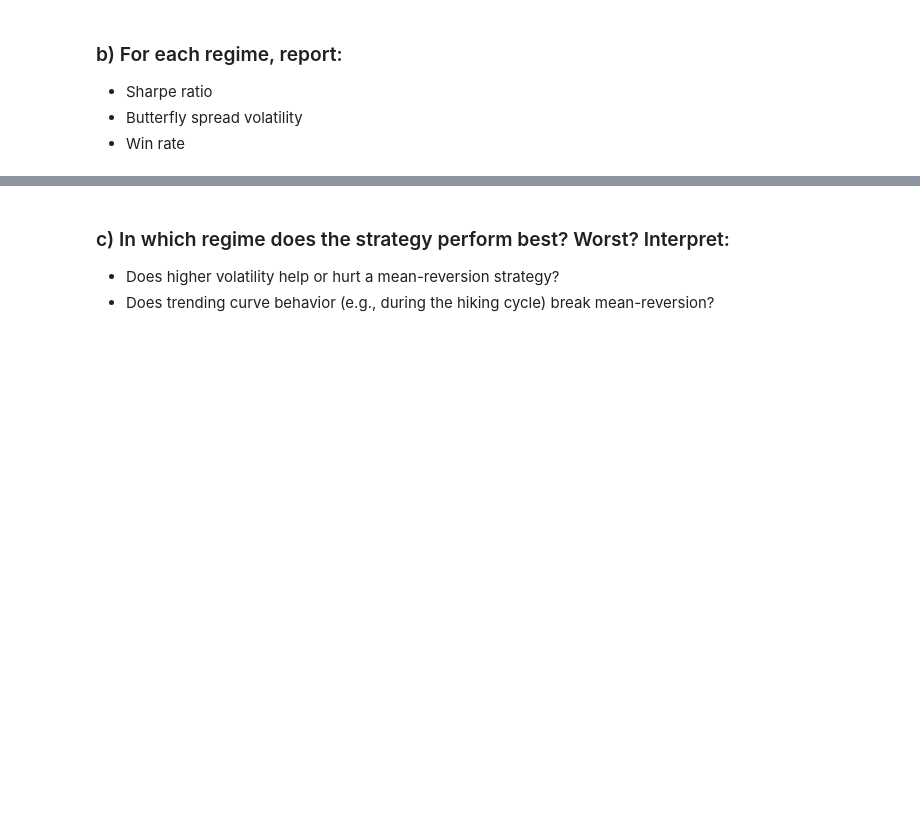
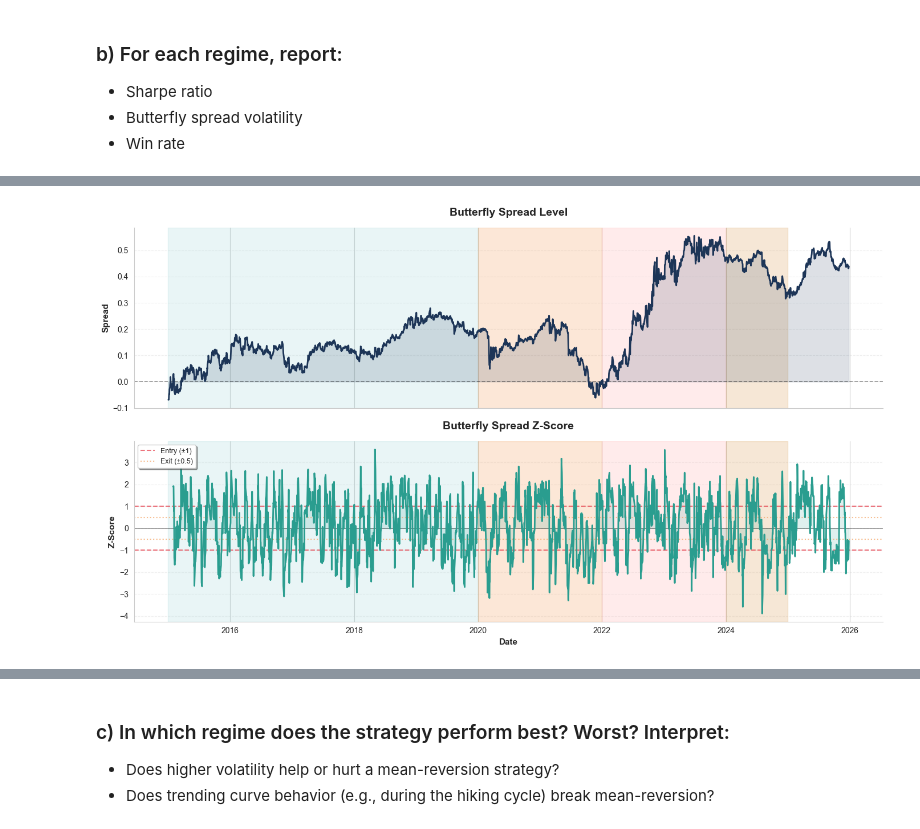
Before and after one commit to y3y-tech/Fixed_Income_Butterfly_Trades, a Jupyter notebook: Question_4.ipynb, the cells around one changed output, grey strips where cells are left out. Cells and saved outputs as stored; diff of their text form; code cells hidden in the pictures; blank space fills up the shorter version.

```diff
--- a/Question_4.ipynb
+++ b/Question_4.ipynb
@@ -101,0 +250,44 @@ exit_threshold = 0.5   # Exit when spread is within 0.5 std devs
+# %%
+sns.set_style("whitegrid")
+fig, axes = plt.subplots(2, 1, figsize=(14, 8), sharex=True)
+
+# Use the SAME regime colors as the P&L chart
+regime_colors = ['#A8DADC', '#F4A261', '#FFB3B3', '#DDA15E']
+
+# Shade regimes on both plots
+for i, (name, (start, end)) in enumerate(regimes.items()):
+    color = regime_colors[i % len(regime_colors)]
+    for ax in axes:
+        ax.axvspan(pd.to_datetime(start), pd.to_datetime(end), alpha=0.25, color=color, zorder=1)
+
+# Plot 1: Spread level
+axes[0].plot(butterfly_spread.index, butterfly_spread.values, linewidth=2, color='#1D3557', zorder=3)
+axes[0].fill_between(butterfly_spread.index, 0, butterfly_spread.values, alpha=0.15, color='#1D3557', zorder=2)
+axes[0].axhline(0, color='black', linewidth=1.2, linestyle='--', alpha=0.4, zorder=2)
+axes[0].set_title("Butterfly Spread Level", fontsize=14, fontweight='bold', pad=15)
+axes[0].set_ylabel("Spread", fontsize=11, fontweight='bold')
+axes[0].spines[['top', 'right']].set_visible(False)
+axes[0].grid(axis='y', alpha=0.3, linestyle='--')
+
+# Plot 2: Z-score
+axes[1].plot(z.index, z.values, linewidth=2, color='#2A9D8F', zorder=3)
+axes[1].fill_between(z.index, 0, z.values, alpha=0.15, color='#2A9D8F', zorder=2)
+
+# Threshold lines with labels
+axes[1].axhline(entry_threshold, linestyle="--", linewidth=1.5, color='#E63946', alpha=0.7, label=f'Entry (±{entry_threshold})', zorder=2)
+axes[1].axhline(-entry_threshold, linestyle="--", linewidth=1.5, color='#E63946', alpha=0.7, zorder=2)
+axes[1].axhline(exit_threshold, linestyle=":", linewidth=1.5, color='#F4A261', alpha=0.7, label=f'Exit (±{exit_threshold})', zorder=2)
+axes[1].axhline(-exit_threshold, linestyle=":", linewidth=1.5, color='#F4A261', alpha=0.7, zorder=2)
+axes[1].axhline(0, color='black', linewidth=1.2, linestyle='-', alpha=0.4, zorder=2)
+
+axes[1].set_title("Butterfly Spread Z-Score", fontsize=14, fontweight='bold', pad=15)
+axes[1].set_ylabel("Z-Score", fontsize=11, fontweight='bold')
+axes[1].set_xlabel("Date", fontsize=11, fontweight='bold')
+axes[1].spines[['top', 'right']].set_visible(False)
+axes[1].grid(axis='y', alpha=0.3, linestyle='--')
+axes[1].legend(loc='upper left', frameon=True, shadow=True, fontsize=9)
+
+plt.tight_layout()
+plt.show()
+# %% [output]
+[figure, added]
```
Also changed, not shown: parts of 19 cells of this notebook.
